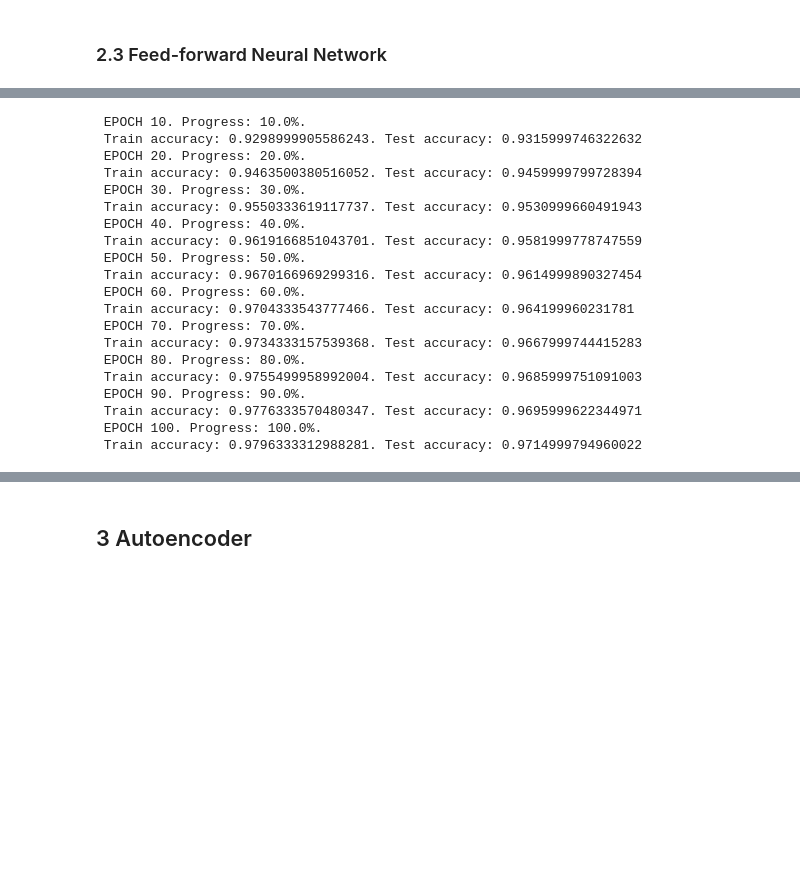
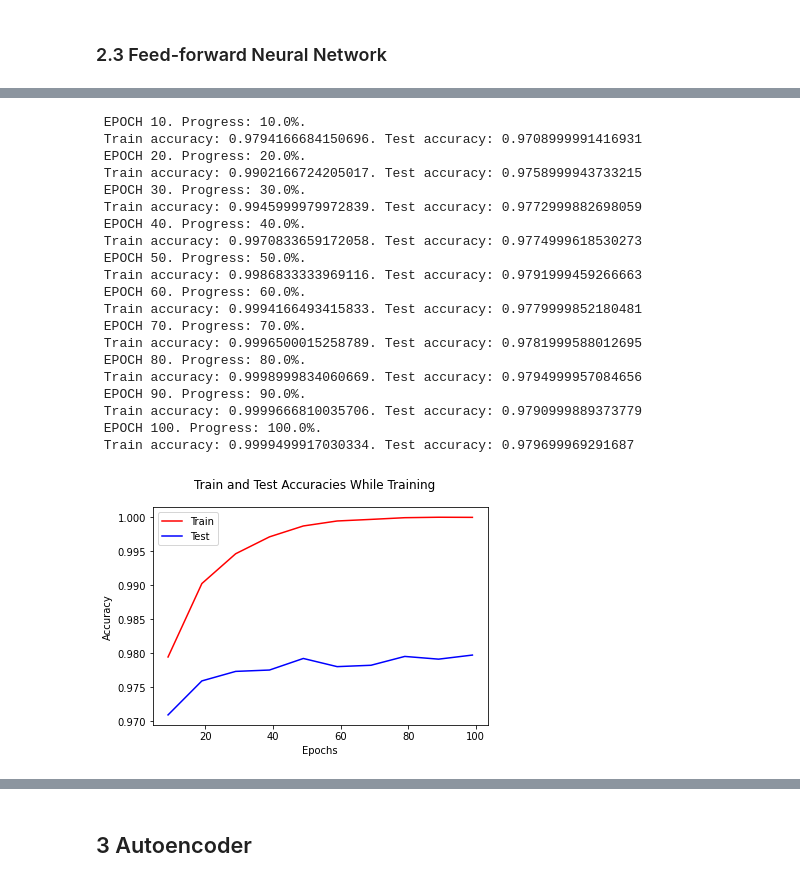
Before and after one commit to seungkyoon/Projects, a Jupyter notebook: Bong_Seungkyoon_ps3_report.ipynb, the cells around one changed output, grey strips where cells are left out. Drawn from its saved outputs; the diff is of its cells as text; code cells hidden in the pictures; blank space fills up the shorter version.

```diff
--- a/Bong_Seungkyoon_ps3_report.ipynb
+++ b/Bong_Seungkyoon_ps3_report.ipynb
@@ -162,33 +185,34 @@ torch.save(model.state_dict(), '/content/drive/MyDrive/ColabNotebooks/ff_sigmoid
 # %%
-# With ReLU non-linearity before
+# With ReLU non-linearity before <- BEST MODEL
 model = FeedForwardNet(pre_activation = nn.ReLU())
 model = model.to(device)
-SGD = torch.optim.SGD(model.parameters(), lr = 0.01)
+SGD = torch.optim.SGD(model.parameters(), lr = 0.1)
 loss_fn = torch.nn.CrossEntropyLoss()
 
 train(model, loss_fn, SGD, train_loader, test_loader)
 torch.save(model.state_dict(), '/content/drive/MyDrive/ColabNotebooks/ff_relu.pt')
 # %% [output]
  EPOCH 10. Progress: 10.0%.
- Train accuracy: 0.9298999905586243. Test accuracy: 0.9315999746322632
+ Train accuracy: 0.9794166684150696. Test accuracy: 0.9708999991416931
  EPOCH 20. Progress: 20.0%.
- Train accuracy: 0.9463500380516052. Test accuracy: 0.9459999799728394
+ Train accuracy: 0.9902166724205017. Test accuracy: 0.9758999943733215
  EPOCH 30. Progress: 30.0%.
- Train accuracy: 0.9550333619117737. Test accuracy: 0.9530999660491943
+ Train accuracy: 0.9945999979972839. Test accuracy: 0.9772999882698059
  EPOCH 40. Progress: 40.0%.
- Train accuracy: 0.9619166851043701. Test accuracy: 0.9581999778747559
+ Train accuracy: 0.9970833659172058. Test accuracy: 0.9774999618530273
  EPOCH 50. Progress: 50.0%.
- Train accuracy: 0.9670166969299316. Test accuracy: 0.9614999890327454
+ Train accuracy: 0.9986833333969116. Test accuracy: 0.9791999459266663
  EPOCH 60. Progress: 60.0%.
- Train accuracy: 0.9704333543777466. Test accuracy: 0.964199960231781
+ Train accuracy: 0.9994166493415833. Test accuracy: 0.9779999852180481
  EPOCH 70. Progress: 70.0%.
- Train accuracy: 0.9734333157539368. Test accuracy: 0.9667999744415283
+ Train accuracy: 0.9996500015258789. Test accuracy: 0.9781999588012695
  EPOCH 80. Progress: 80.0%.
- Train accuracy: 0.9755499958992004. Test accuracy: 0.9685999751091003
+ Train accuracy: 0.9998999834060669. Test accuracy: 0.9794999957084656
  EPOCH 90. Progress: 90.0%.
- Train accuracy: 0.9776333570480347. Test accuracy: 0.9695999622344971
+ Train accuracy: 0.9999666810035706. Test accuracy: 0.9790999889373779
  EPOCH 100. Progress: 100.0%.
- Train accuracy: 0.9796333312988281. Test accuracy: 0.9714999794960022
+ Train accuracy: 0.9999499917030334. Test accuracy: 0.979699969291687
+[figure, added]
 # %%
 # With Softplus non-linearity before
 model = FeedForwardNet(pre_activation = nn.Softplus())
```
Also changed, not shown: parts of 11 cells of this notebook.
